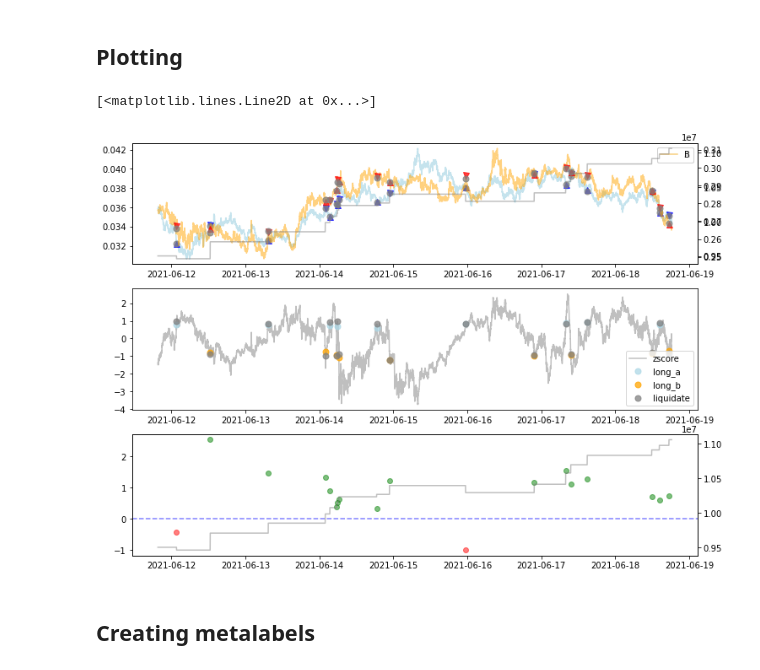
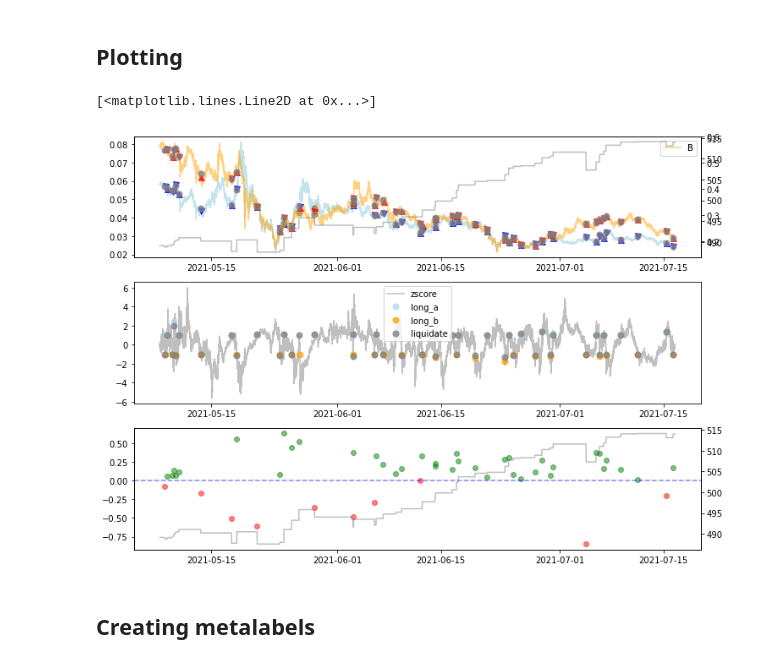
Before and after one commit to sunnymnie/bitcoin-printer, a Jupyter notebook: 3-labelling/2-kalman-filter.ipynb, the cells around one changed output. Cells and saved outputs as stored; diff of their text form; code cells hidden in the pictures.

Commit message:
exploratory measures. Updated paramaters of template trader to 4000, 1, 1

```diff
--- a/3-labelling/2-kalman-filter.ipynb
+++ b/3-labelling/2-kalman-filter.ipynb
@@ -41,7 +55,7 @@ df = df1.open.rename("A").to_frame()
 df["B"] = df2.open
 # df["C"] = df3.close
 # %%
-df = df[4000:]
+df = df[1000:]
 df = df.dropna()
 # %%
 # fig, (ax, ax1) = plt.subplots(2, figsize=(12, 8))
@@ -295,6 +309,47 @@ for i in range(spread.shape[0]):
         price_a, price_b, long = None, None, None
         liquidate.append(spread.index[i])
     cusum.append(total)
+# %%
+# False results for hourly representation
+total = 100.
+cusum = []
+price_a = None
+price_b = None
+long = None       #Values: None, "A", "B"
+long_a = []
+long_b = []
+liquidate = []
+test = []
+trades = 0
+for i in range(spread.shape[0]):
+    z = spread.zscore[i]
+    if long == None: # Looking to buy
+        if z>thres or z<-thres:
+            trades += 1
+            al, ah, bl, bh = spread.A[i], spread.A[i], spread.B[i], spread.B[i]
+            if z>thres:
+                price_a = [ah, ((total/2)/ah)*(1.-fee)]
+                price_b = [bl, ((total/2)/bl)*(1.-fee)]
+                long = "A"
+                long_a.append(spread.index[i])
+            elif z<-thres:
+                price_a = [al, ((total/2)/al)*(1.-fee)]
+                price_b = [bh, ((total/2)/bh)*(1.-fee)]
+                long = "B"
+                long_b.append(spread.index[i])
+    if long == "B" and z>sell_thres: #Liquidate positions
+        al, ah, bl, bh = spread.A[i], spread.A[i], spread.B[i], spread.B[i]
+        total += (price_a[0] - ah)*price_a[1]-(ah*price_a[1]*fee)
+        total += (bl - price_b[0])*price_b[1]-(bl*price_b[1]*fee)
+        price_a, price_b, long = None, None, None
+        liquidate.append(spread.index[i])
+    elif long == "A" and z<-sell_thres: #Liquidate positions
+        al, ah, bl, bh = spread.A[i], spread.A[i], spread.B[i], spread.B[i]
+        total += (al - price_a[0])*price_a[1]-(al*price_a[1]*fee)
+        total += (price_b[0] - bh)*price_b[1]-(bh*price_b[1]*fee)
+        price_a, price_b, long = None, None, None
+        liquidate.append(spread.index[i])
+    cusum.append(total)
 # %%
 # a = df1[1_000_000:]
 # a = abs(a.low-a.close)/a.close
@@ -317,7 +372,7 @@ s = pd.Series(s, index=spread.index)
 plot["diffs"] = s[s != 0.]
 
 
-plot = plot[-50000:-40000] #500_000:700_000
+plot = plot[-100000:] #500_000:700_000
 
 fig, (ax, axz, axc) = plt.subplots(3, figsize=(12,9))
 
@@ -337,34 +392,34 @@ ax1.plot(plot.B.reindex(long_b), marker='^', markersize=7,
                      alpha=0.75, color='red', linewidth=0)
 
 ax1.plot(plot.B.reindex(long_a), marker='v', markersize=7,
                      alpha=0.75, color='red', linewidth=0)
 ax.plot(plot.A.reindex(liquidate), marker='o', markersize=7,
                      alpha=0.75, color='gray', linewidth=0)
 ax1.plot(plot.B.reindex(liquidate), marker='o', markersize=7,
                      alpha=0.75, color='gray', linewidth=0)
 ax2 = ax.twinx()
 ax2.plot(plot.cusum, color="gray", alpha=.5)
 ax.legend()
 ax1.legend()
 
 axz.plot(plot.zscore, color="gray", alpha=.5, label="zscore")
 axz.plot(plot.zscore.reindex(long_a), marker='o', markersize=7,
                      alpha=0.75, label='long_a', color='lightblue', linewidth=0)
 axz.plot(plot.zscore.reindex(long_b), marker='o', markersize=7,
                      alpha=0.75, label='long_b', color='orange', linewidth=0)
 axz.plot(plot.zscore.reindex(liquidate), marker='o', markersize=7,
                      alpha=0.75, label='liquidate', color='gray', linewidth=0)
 
 axz.legend()
 
 axc.scatter(plot.index, plot.diffs[plot.diffs > 0].reindex(plot.index)*100/plot.cusum, color="green", alpha=.5)
 axc.scatter(plot.index, plot.diffs[plot.diffs <= 0].reindex(plot.index)*100/plot.cusum, color="red", alpha=.5)
 axc.axhline(0, linestyle="--", color="blue", alpha=.5)
 axc1 = axc.twinx()
 axc1.plot(plot.cusum, color="gray", alpha=.5)
 # %% [output]
 [<matplotlib.lines.Line2D at 0x...>]
-[figure, old version]
+[figure, new version]
 # %% [markdown]
 ## Creating metalabels
 # %%
```
Also changed, not shown: parts of 8 cells of this notebook, 6 other files.
